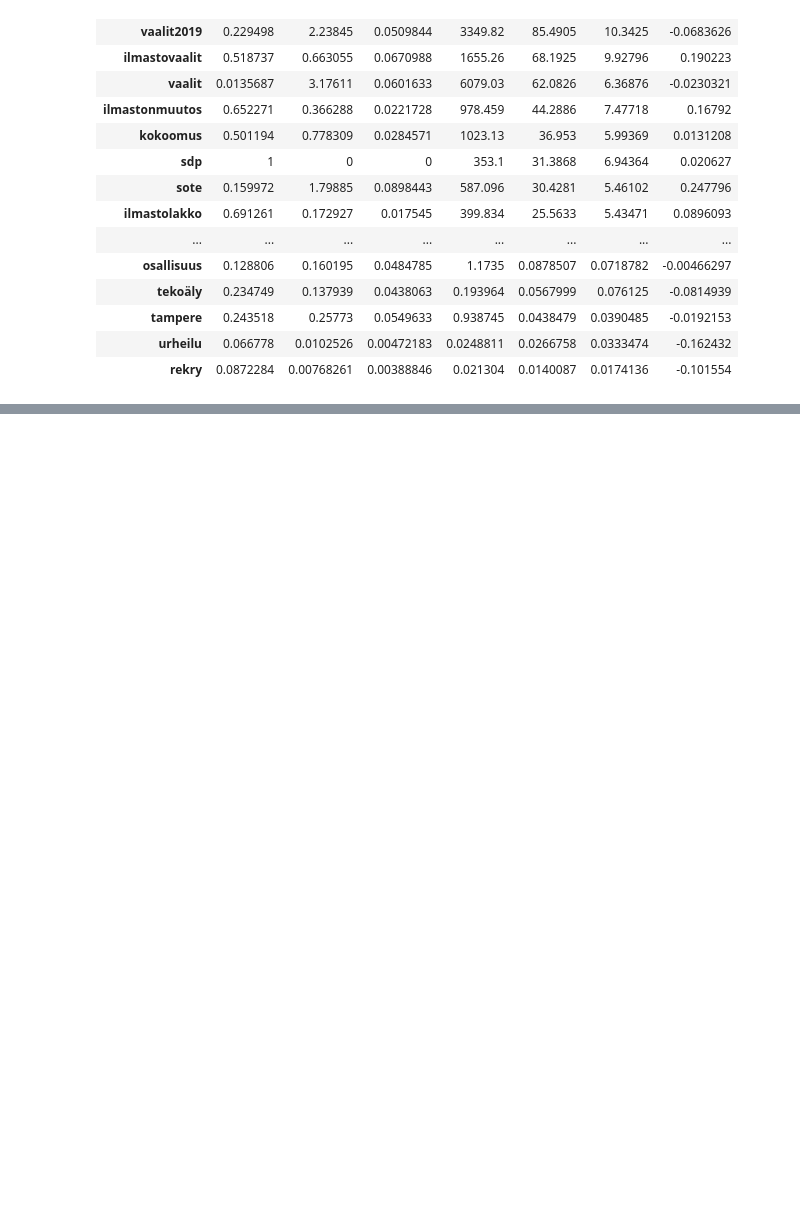
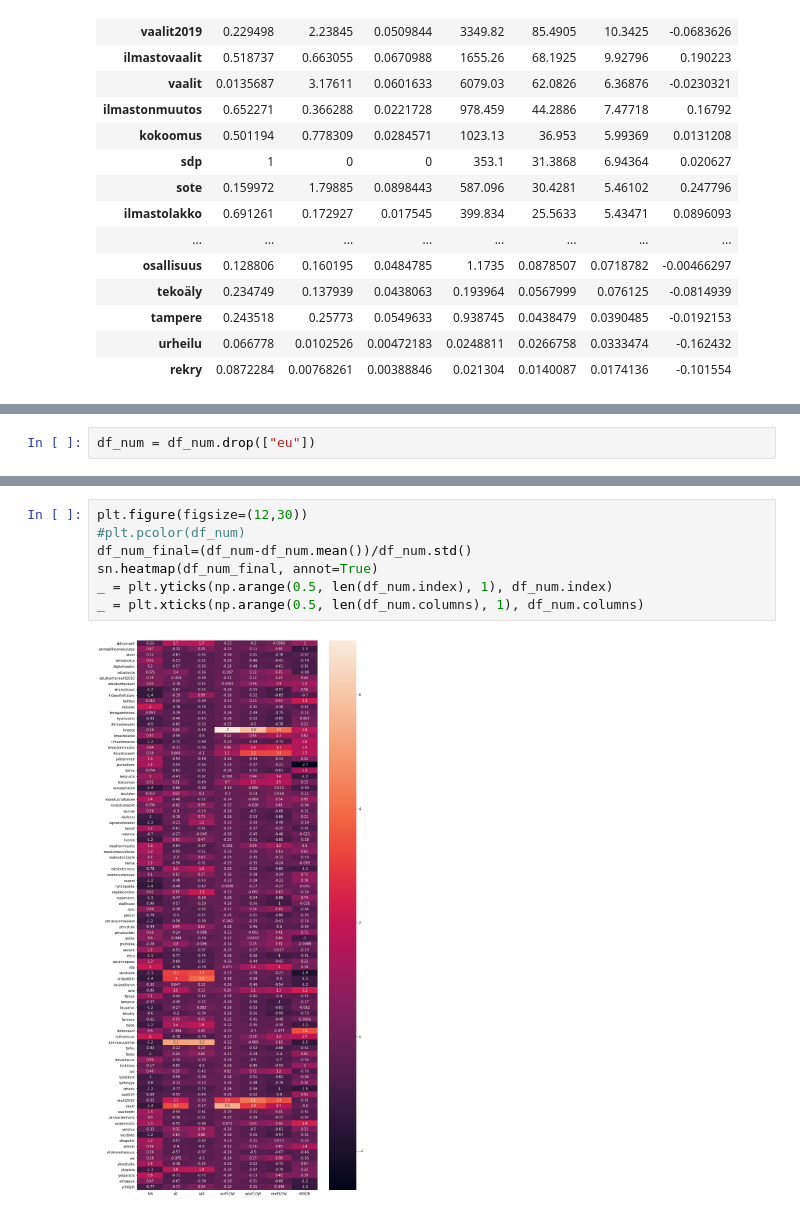
Before and after one commit to alesalloum/mt2020, a Jupyter notebook: core_polarization.ipynb, the cells around one changed output, grey strips where cells are left out. Drawn from its saved outputs; the diff is of its cells as text; blank space fills up the shorter version.

```diff
--- a/core_polarization.ipynb
+++ b/core_polarization.ipynb
@@ -582,0 +595,2 @@ df.sort_values(by=["wasFLOW"], ascending=False)
+# %%
+df_num = df_num.drop(["eu"])
@@ -582,0 +601,9 @@ df.sort_values(by=["wasFLOW"], ascending=False)
+# %%
+plt.figure(figsize=(12,30))
+#plt.pcolor(df_num)
+df_num_final=(df_num-df_num.mean())/df_num.std()
+sn.heatmap(df_num_final, annot=True)
+_ = plt.yticks(np.arange(0.5, len(df_num.index), 1), df_num.index)
+_ = plt.xticks(np.arange(0.5, len(df_num.columns), 1), df_num.columns)
+# %% [output]
+[figure, added]
```
Also changed, not shown: parts of 5 cells of this notebook, 2 other files.
